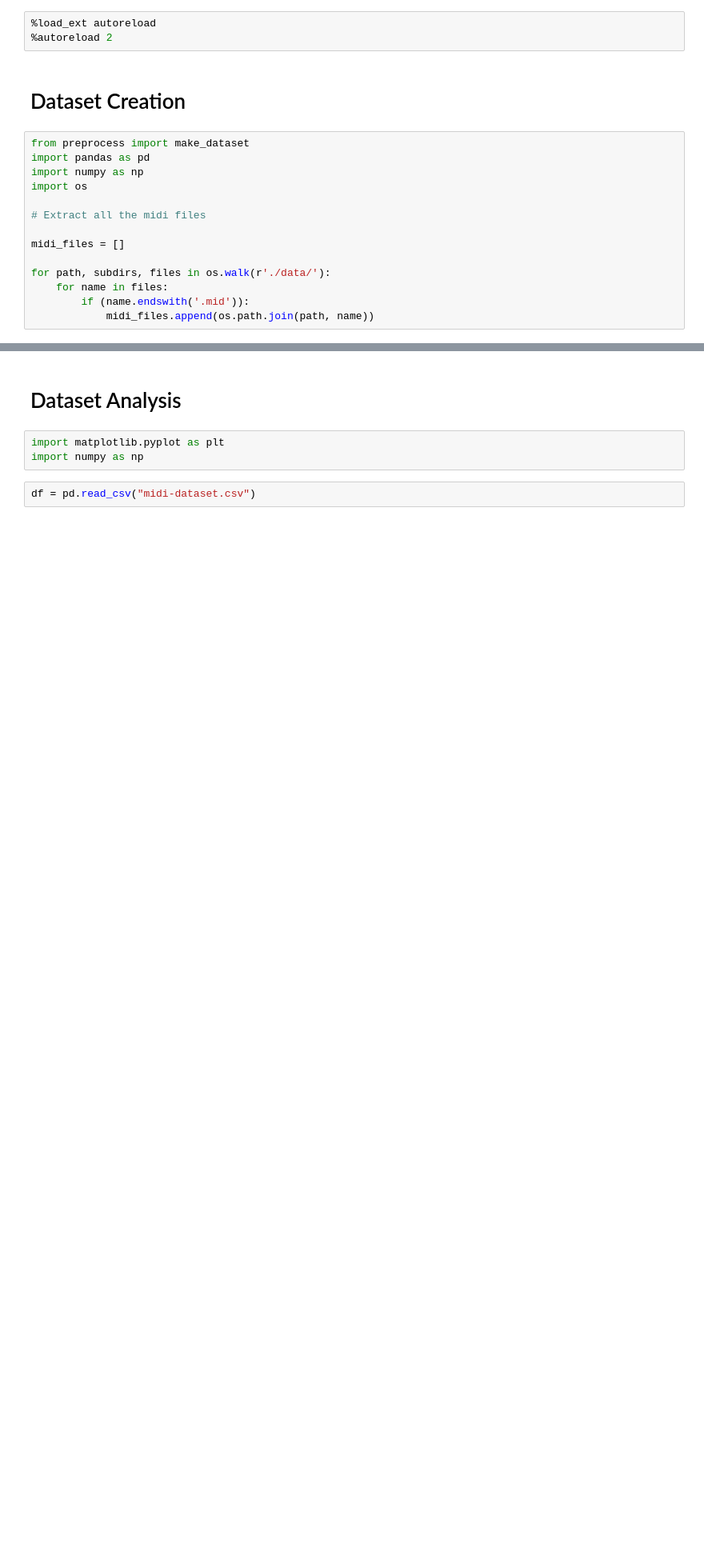
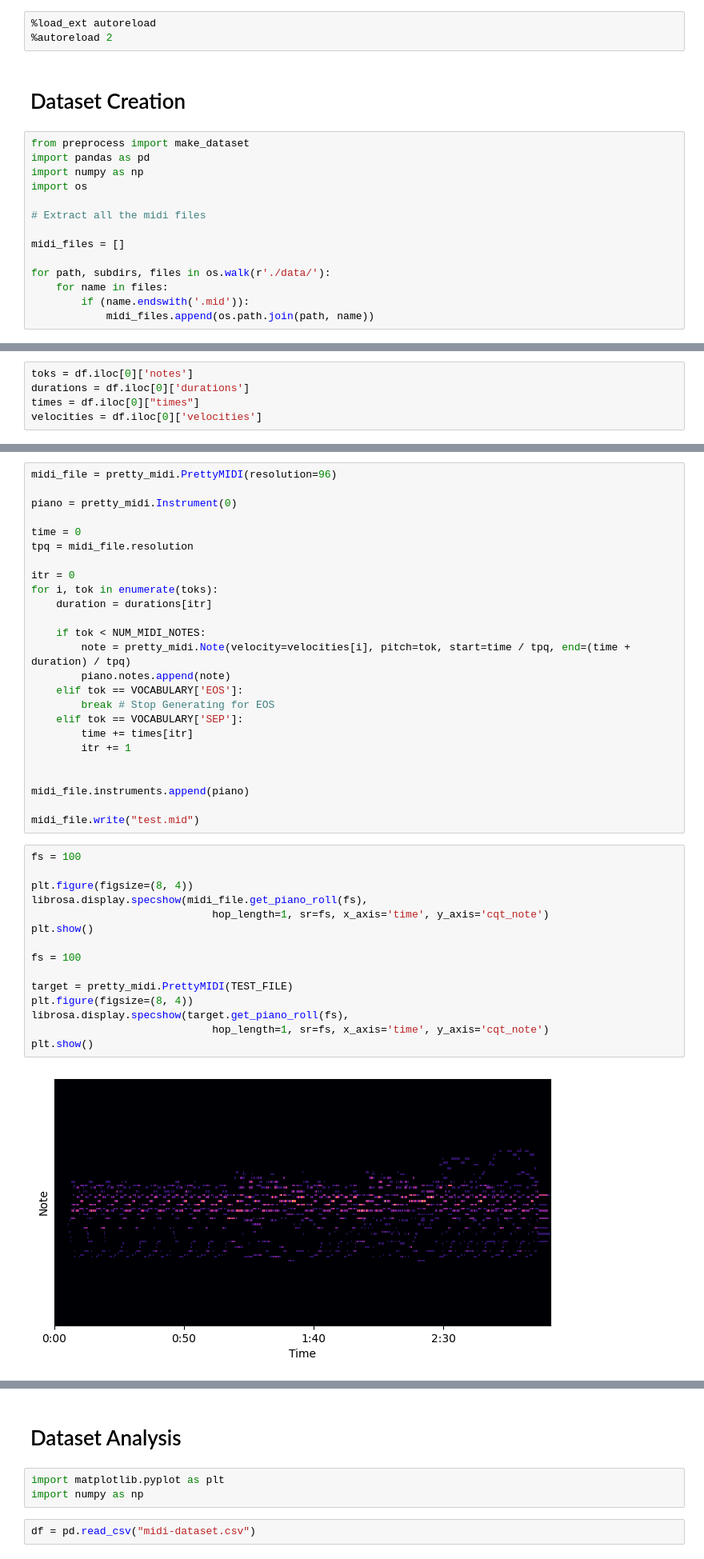
Before and after one commit to TheRealAnonymous008/ML-Playground, a Jupyter notebook: Composer/demo.ipynb, the cells around one changed output, grey strips where cells are left out. Shown at 80% size. Drawn from its saved outputs; the diff is of its cells as text; blank space fills up the shorter version.

Commit message:
feat: add code to flatten midi across instruments

```diff
--- a/Composer/demo.ipynb
+++ b/Composer/demo.ipynb
@@ -24,0 +28,5 @@ TypeError: make_dataset() got an unexpected keyword argument 'flat'
+# %%
+toks = df.iloc[0]['notes']
+durations = df.iloc[0]['durations']
+times = df.iloc[0]["times"]
+velocities = df.iloc[0]['velocities']
@@ -24,0 +37,42 @@ TypeError: make_dataset() got an unexpected keyword argument 'flat'
+# %%
+midi_file = pretty_midi.PrettyMIDI(resolution=96)
+
+piano = pretty_midi.Instrument(0)
+
+time = 0
+tpq = midi_file.resolution
+
+itr = 0
+for i, tok in enumerate(toks):
+    duration = durations[itr]
+
+    if tok < NUM_MIDI_NOTES:
+        note = pretty_midi.Note(velocity=velocities[i], pitch=tok, start=time / tpq, end=(time + duration) / tpq)
+        piano.notes.append(note)
+    elif tok == VOCABULARY['EOS']:
+        break # Stop Generating for EOS
+    elif tok == VOCABULARY['SEP']:
+        time += times[itr]
+        itr += 1
+
+
+midi_file.instruments.append(piano)
+
+midi_file.write("test.mid")
+# %%
+fs = 100
+
+plt.figure(figsize=(8, 4))
+librosa.display.specshow(midi_file.get_piano_roll(fs),
+                             hop_length=1, sr=fs, x_axis='time', y_axis='cqt_note')
+plt.show()
+
+fs = 100
+
+target = pretty_midi.PrettyMIDI(TEST_FILE)
+plt.figure(figsize=(8, 4))
+librosa.display.specshow(target.get_piano_roll(fs),
+                             hop_length=1, sr=fs, x_axis='time', y_axis='cqt_note')
+plt.show()
+# %% [output]
+[figure, added]
```
Also changed, not shown: parts of 4 cells of this notebook, 1 other file.
